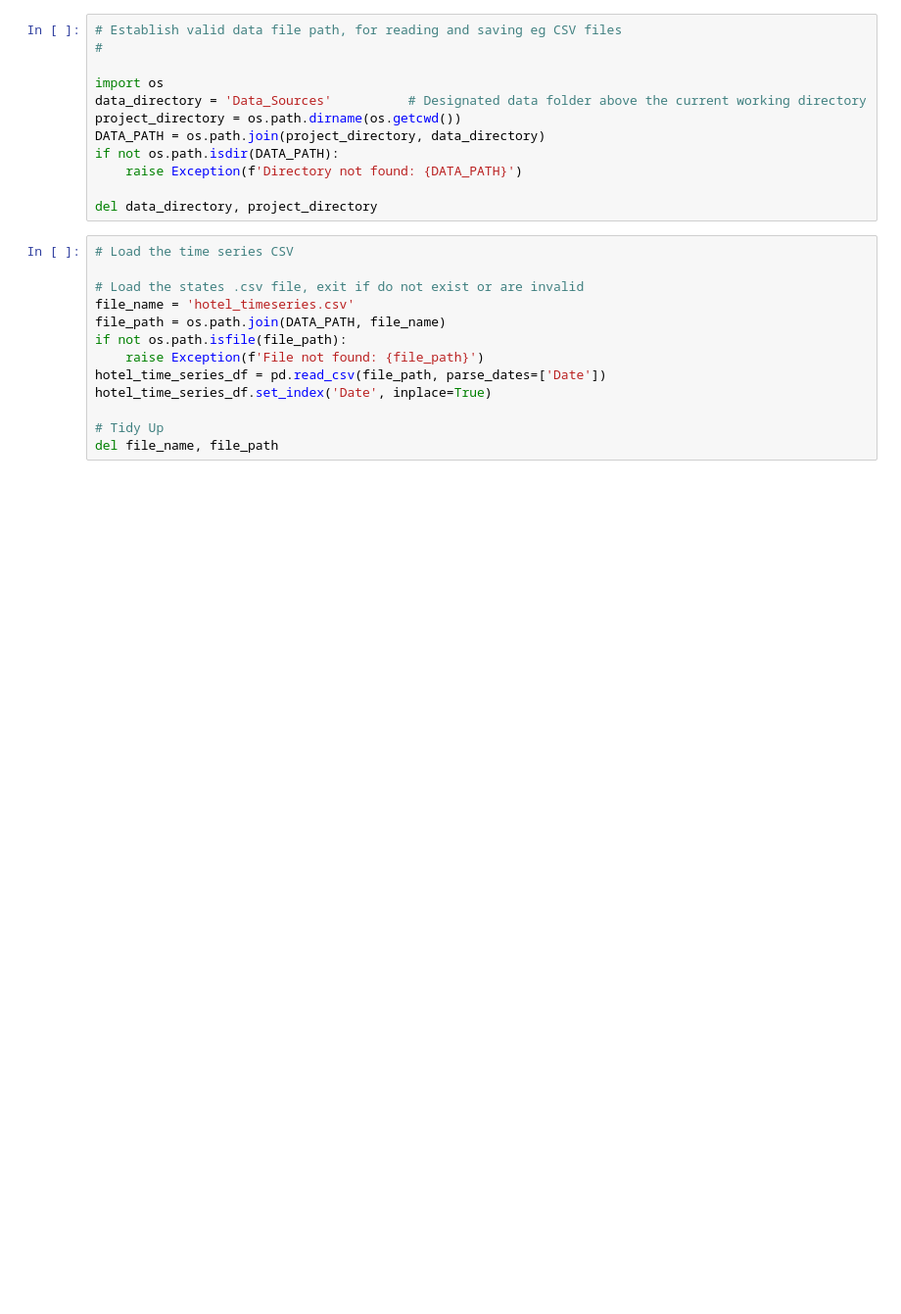
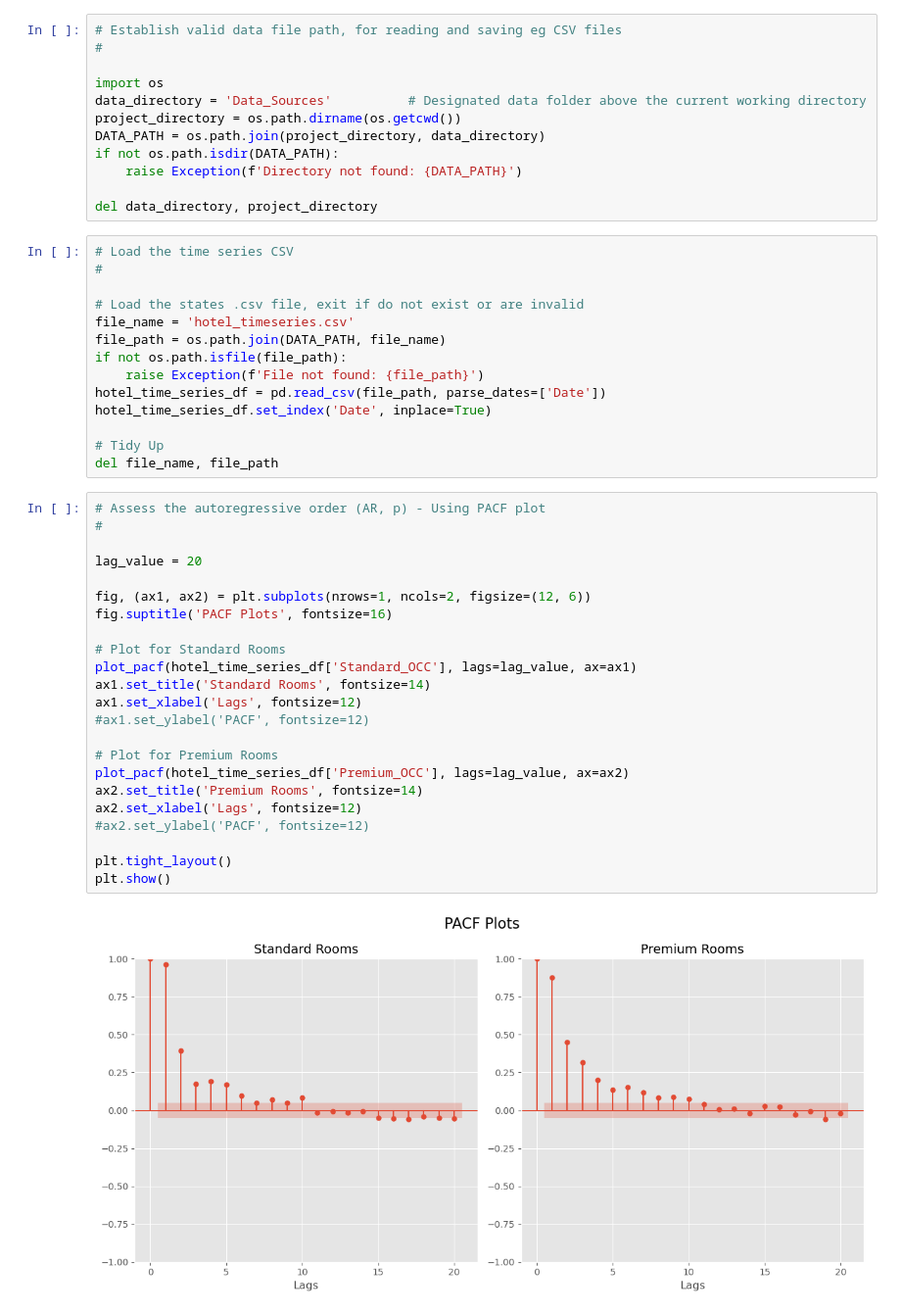
Before and after one commit to StuartG24/Travel_Co_Analysis, a Jupyter notebook: Notebooks_Data_Analysis/demand_analysis_sarima.ipynb, the cells around one changed output. Shown at 98% size. Saved outputs shown, nothing was run; the diff lists cells and outputs as text; blank space fills up the shorter version.

```diff
--- a/Notebooks_Data_Analysis/demand_analysis_sarima.ipynb
+++ b/Notebooks_Data_Analysis/demand_analysis_sarima.ipynb
@@ -32,6 +74,7 @@ if not os.path.isdir(DATA_PATH):
 del data_directory, project_directory
 # %%
 # Load the time series CSV
+#
 
 # Load the states .csv file, exit if do not exist or are invalid
 file_name = 'hotel_timeseries.csv'
@@ -43,3 +86,28 @@ hotel_time_series_df.set_index('Date', inplace=True)
 
 # Tidy Up
 del file_name, file_path
+# %%
+# Assess the autoregressive order (AR, p) - Using PACF plot
+#
+
+lag_value = 20
+
+fig, (ax1, ax2) = plt.subplots(nrows=1, ncols=2, figsize=(12, 6))
+fig.suptitle('PACF Plots', fontsize=16)
+
+# Plot for Standard Rooms
+plot_pacf(hotel_time_series_df['Standard_OCC'], lags=lag_value, ax=ax1)
+ax1.set_title('Standard Rooms', fontsize=14)
+ax1.set_xlabel('Lags', fontsize=12)
+#ax1.set_ylabel('PACF', fontsize=12)
+
+# Plot for Premium Rooms
+plot_pacf(hotel_time_series_df['Premium_OCC'], lags=lag_value, ax=ax2)
+ax2.set_title('Premium Rooms', fontsize=14)
+ax2.set_xlabel('Lags', fontsize=12)
+#ax2.set_ylabel('PACF', fontsize=12)
+
+plt.tight_layout()
+plt.show()
+# %% [output]
+[figure, added]
```
Also changed, not shown: parts of 18 cells of this notebook, 1 other file.
